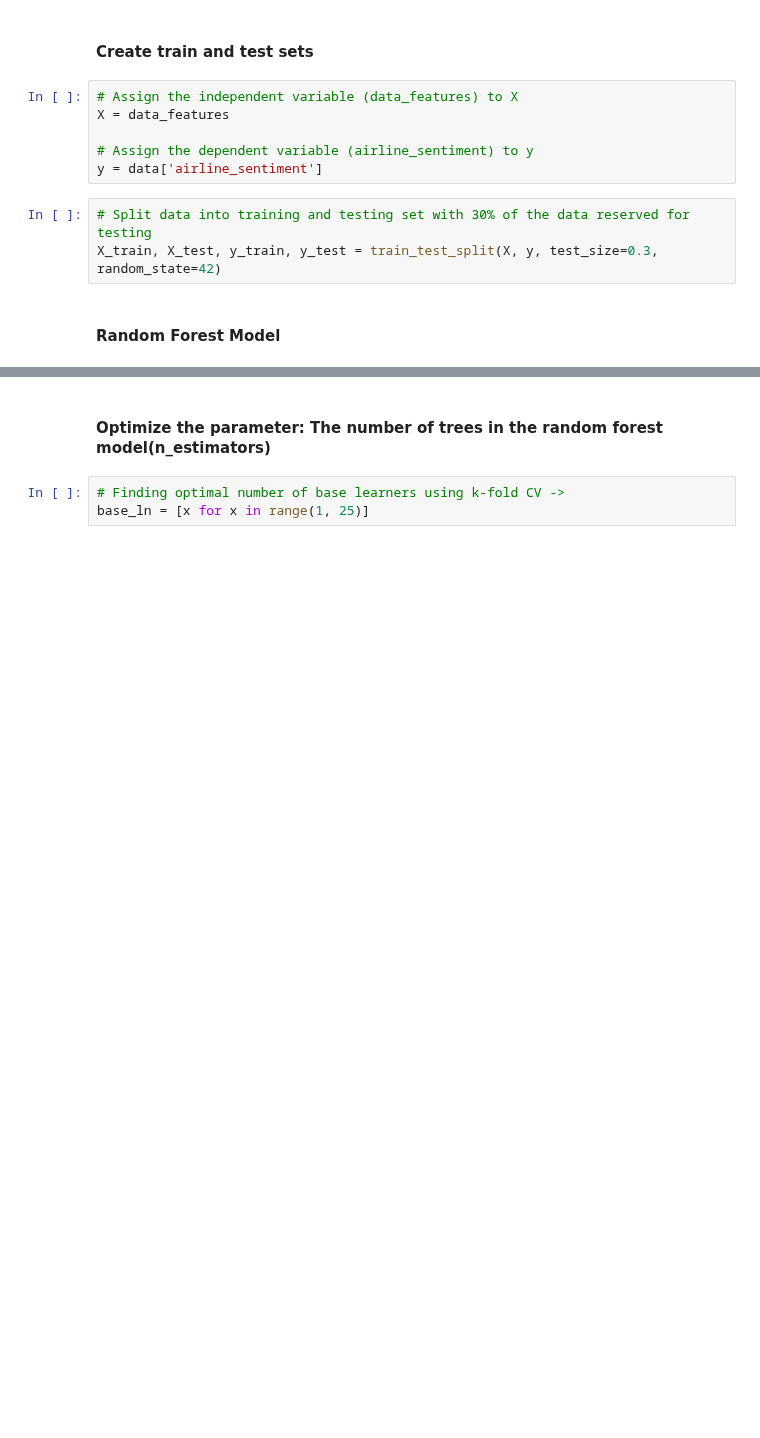
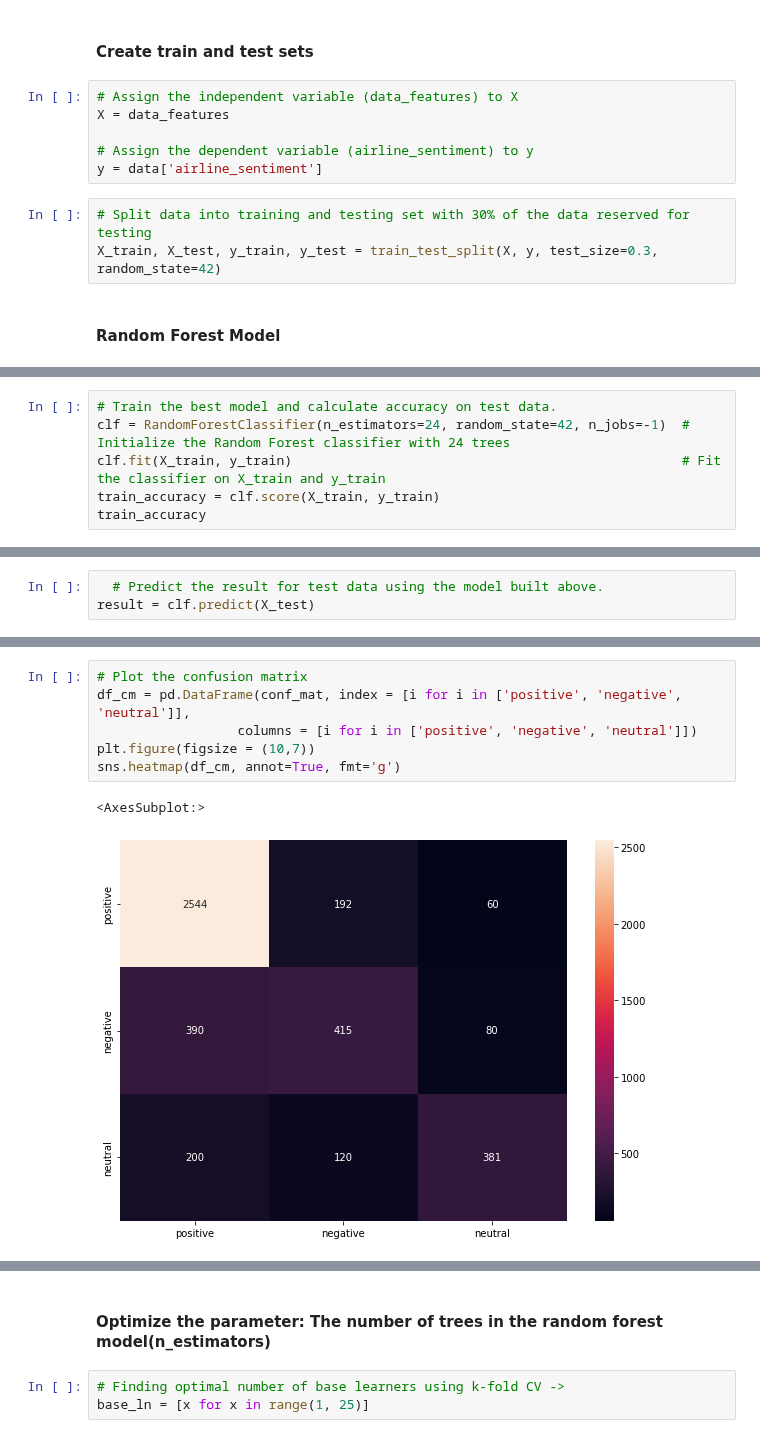
Before and after one commit to FoxHoundOps/PGP-AI-ML, a Jupyter notebook: project7/NLP_Learner_Notebook_Full_code_version.ipynb, the cells around one changed output, grey strips where cells are left out. Cells and saved outputs as stored; diff of their text form; blank space fills up the shorter version.

```diff
--- a/project7/NLP_Learner_Notebook_Full_code_version.ipynb
+++ b/project7/NLP_Learner_Notebook_Full_code_version.ipynb
@@ -574,0 +631,6 @@ print(np.mean(_______________(forest, X, y, cv=10)))          # Calculate cross
+# %%
+# Train the best model and calculate accuracy on test data.
+clf = RandomForestClassifier(n_estimators=24, random_state=42, n_jobs=-1)  # Initialize the Random Forest classifier with 24 trees
+clf.fit(X_train, y_train)                                                  # Fit the classifier on X_train and y_train
+train_accuracy = clf.score(X_train, y_train)
+train_accuracy
@@ -574,0 +644,3 @@ print(np.mean(_______________(forest, X, y, cv=10)))          # Calculate cross
+# %%
+  # Predict the result for test data using the model built above.
+result = clf.predict(X_test)
@@ -574,0 +656,9 @@ print(np.mean(_______________(forest, X, y, cv=10)))          # Calculate cross
+# %%
+# Plot the confusion matrix
+df_cm = pd.DataFrame(conf_mat, index = [i for i in ['positive', 'negative', 'neutral']],
+                  columns = [i for i in ['positive', 'negative', 'neutral']])
+plt.figure(figsize = (10,7))
+sns.heatmap(df_cm, annot=True, fmt='g')
+# %% [output]
+<AxesSubplot:>
+[figure, added]
```
Also changed, not shown: parts of 56 cells of this notebook.
